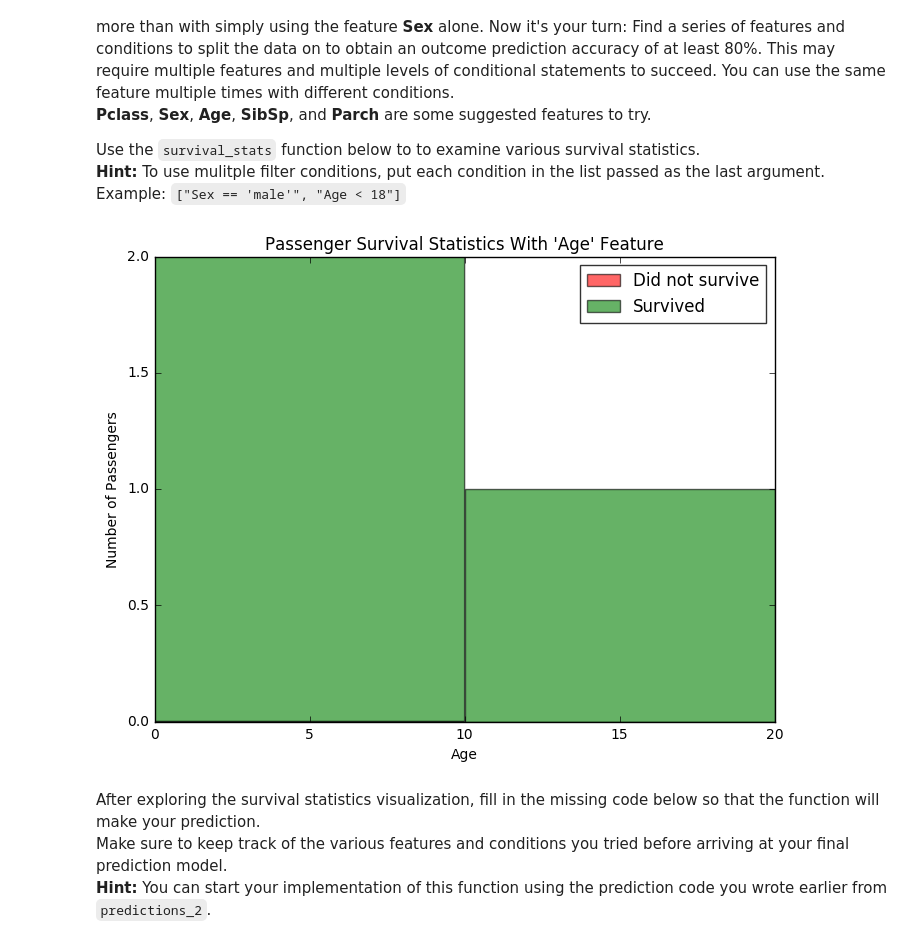
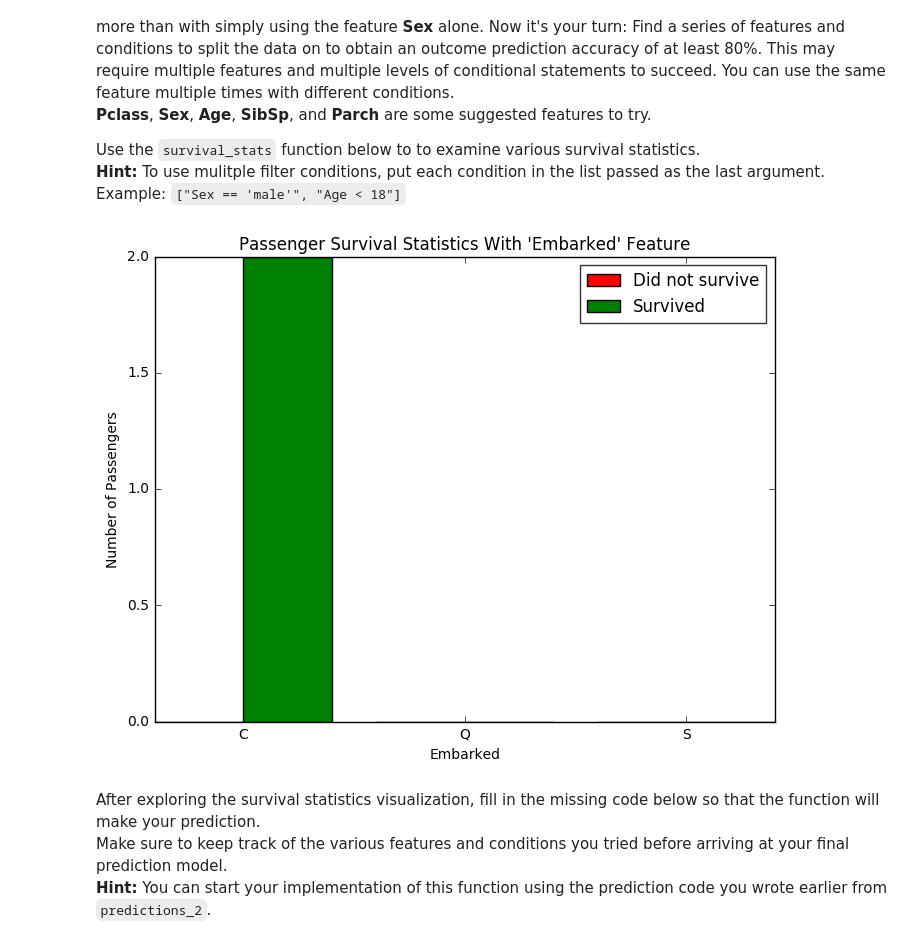
Before and after one commit to jpolanco91/machine-learning, a Jupyter notebook: projects/titanic_survival_exploration/titanic_survival_exploration.ipynb, the cells around one changed output. Saved outputs shown, nothing was run; the diff lists cells and outputs as text; code cells hidden in the pictures.

```diff
--- a/projects/titanic_survival_exploration/titanic_survival_exploration.ipynb
+++ b/projects/titanic_survival_exploration/titanic_survival_exploration.ipynb
@@ -216,9 +216,9 @@ Adding the feature **Age** as a condition in conjunction with **Sex** improves t
 Use the `survival_stats` function below to to examine various survival statistics.
 **Hint:** To use mulitple filter conditions, put each condition in the list passed as the last argument. Example: `["Sex == 'male'", "Age < 18"]`
 # %%
-vs.survival_stats(data, outcomes, 'Age', ["Sex == 'male'", "Age < 18", "Pclass < 3", "Fare > 30", "SibSp == 0"])
+vs.survival_stats(data, outcomes, 'Embarked', ["Sex == 'male'", "Embarked == C", "Fare >= 500"])
 # %% [output]
-[figure, old version]
+[figure, new version]
 # %% [markdown]
 After exploring the survival statistics visualization, fill in the missing code below so that the function will make your prediction.
 Make sure to keep track of the various features and conditions you tried before arriving at your final prediction model.
```
Also changed, not shown: parts of 6 cells of this notebook.
